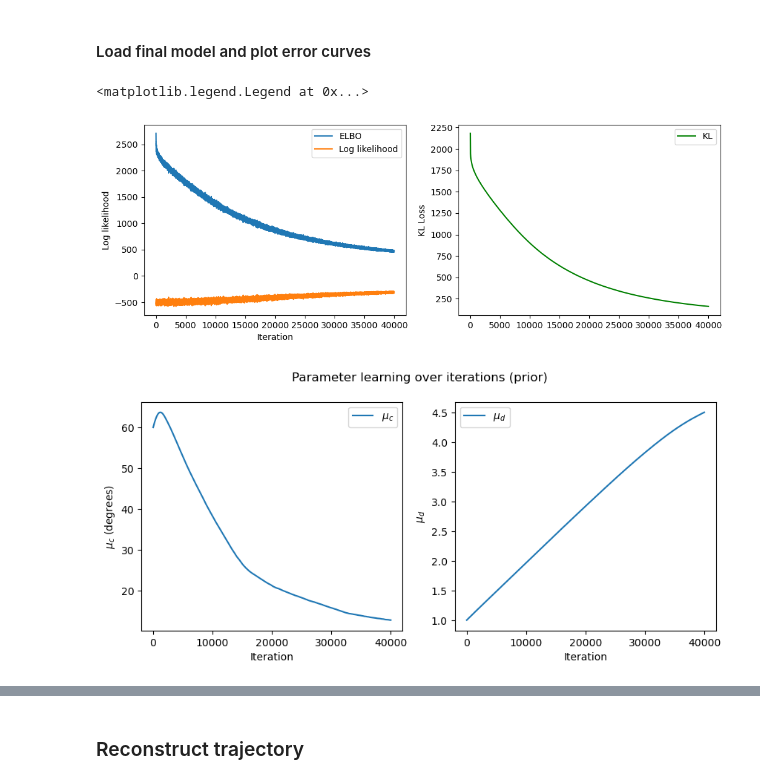
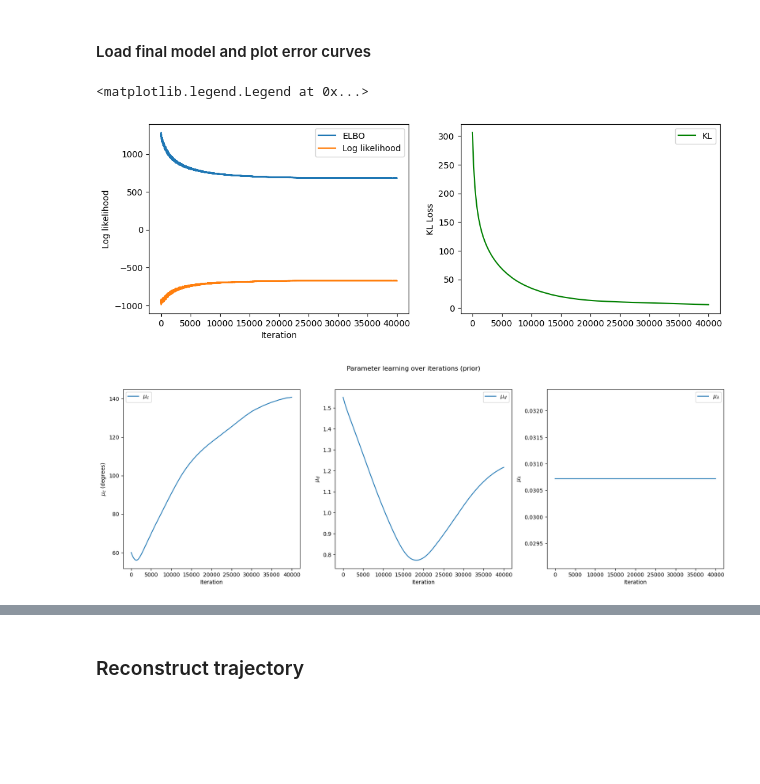
Before and after one commit to nguyen-td/perceptual-straightening, a Jupyter notebook: main.ipynb, the cells around one changed output, grey strips where cells are left out. Cells and saved outputs as stored; diff of their text form; code cells hidden in the pictures; blank space fills up the shorter version.

```diff
--- a/main.ipynb
+++ b/main.ipynb
@@ -19,7 +19,7 @@ import os
 # load sample trajectory
 sim_idx = 0 # which out of the 100 trajectories to use
 data_path = Path('data')
-f_name = 'sim_0134.mat'
+f_name = 'sim_0090.mat'
 S = spio.loadmat(Path(data_path) / f_name)['S']
 S_list = [S[0, i] for i in range(S.shape[1])]  # convert to list of structs
 
@@ -174,0 +33,3 @@ Epoch: 39750, Loss: 466.98771046984547
+# %%
+elbo = ELBO(n_dim, n_corr_obs, n_total_obs, n_starts=10, n_iterations=40000)
+x, p, errors, kl_loss, ll_loss, c_prior, d_prior, l_prior, c_post, d_post, l_post = elbo.optimize_ELBO_SGD()
@@ -200,22 +79,25 @@ axs[1].legend()
 # plt.show()
 # %% [output]
 <matplotlib.legend.Legend at 0x...>
-[figure, old version]
+[figure, new version]
 # %%
-fig, axs = plt.subplots(1, 2, figsize=(10, 4))
+fig, axs = plt.subplots(1, 3, figsize=(20, 6))
 
 axs[0].plot(c_prior, label=r'$\mu_c$')
 axs[0].set_ylabel(r'$\mu_{c}$ (degrees)')
 
 axs[1].plot(d_prior, label=r'$\mu_d$')
 axs[1].set_ylabel(r'$\mu_{d}$')
 
-for i in range(2):
+axs[2].plot(l_prior, label=r'$\mu_{\lambda}$')
+axs[2].set_ylabel(r'$\mu_{\lambda}$')
+
+for i in range(3):
     axs[i].legend()
     axs[i].set_xlabel('Iteration')
 
 fig.suptitle('Parameter learning over iterations (prior)')
 plt.show()
 # %% [output]
-[figure, old version]
+[figure, new version]
 # %%
```
Also changed, not shown: parts of 13 cells of this notebook, 5 other files.
